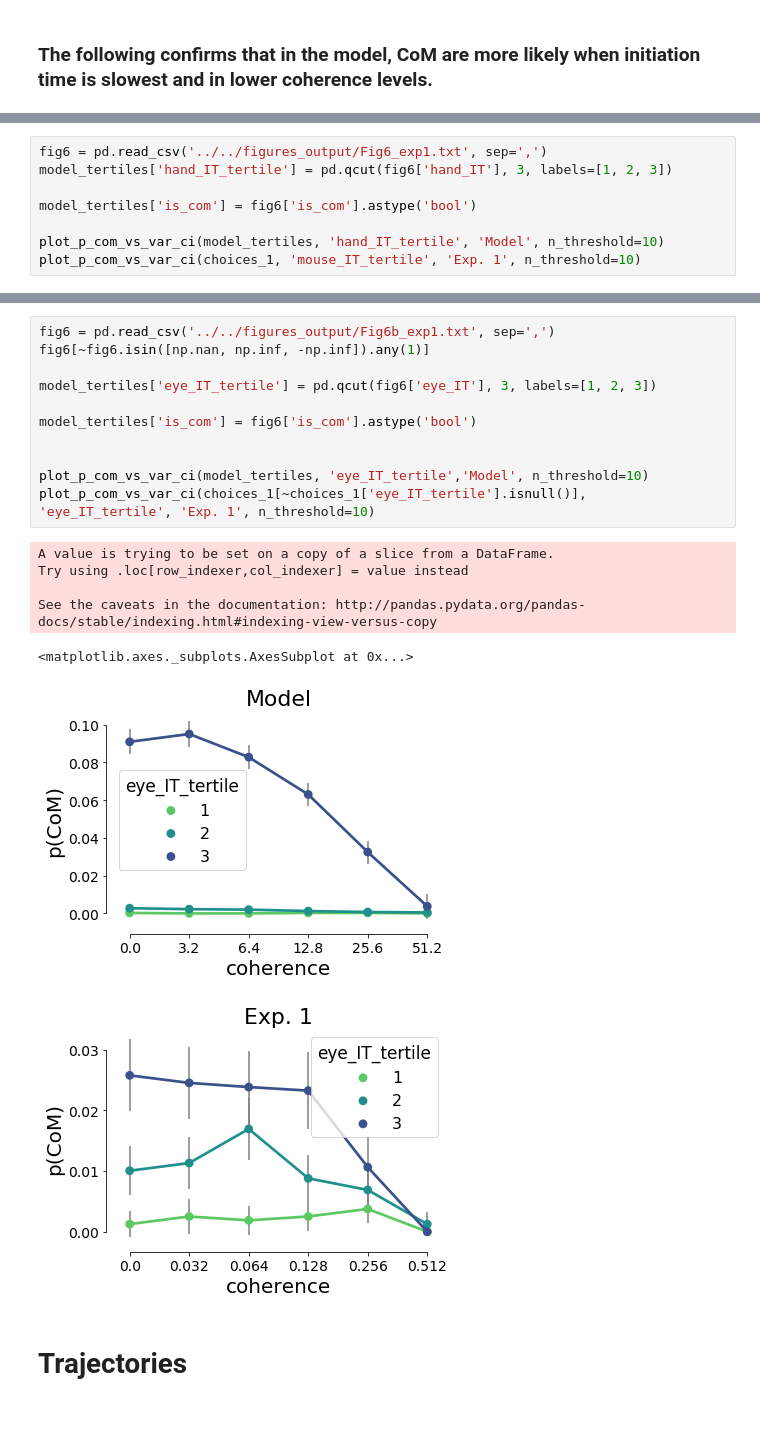
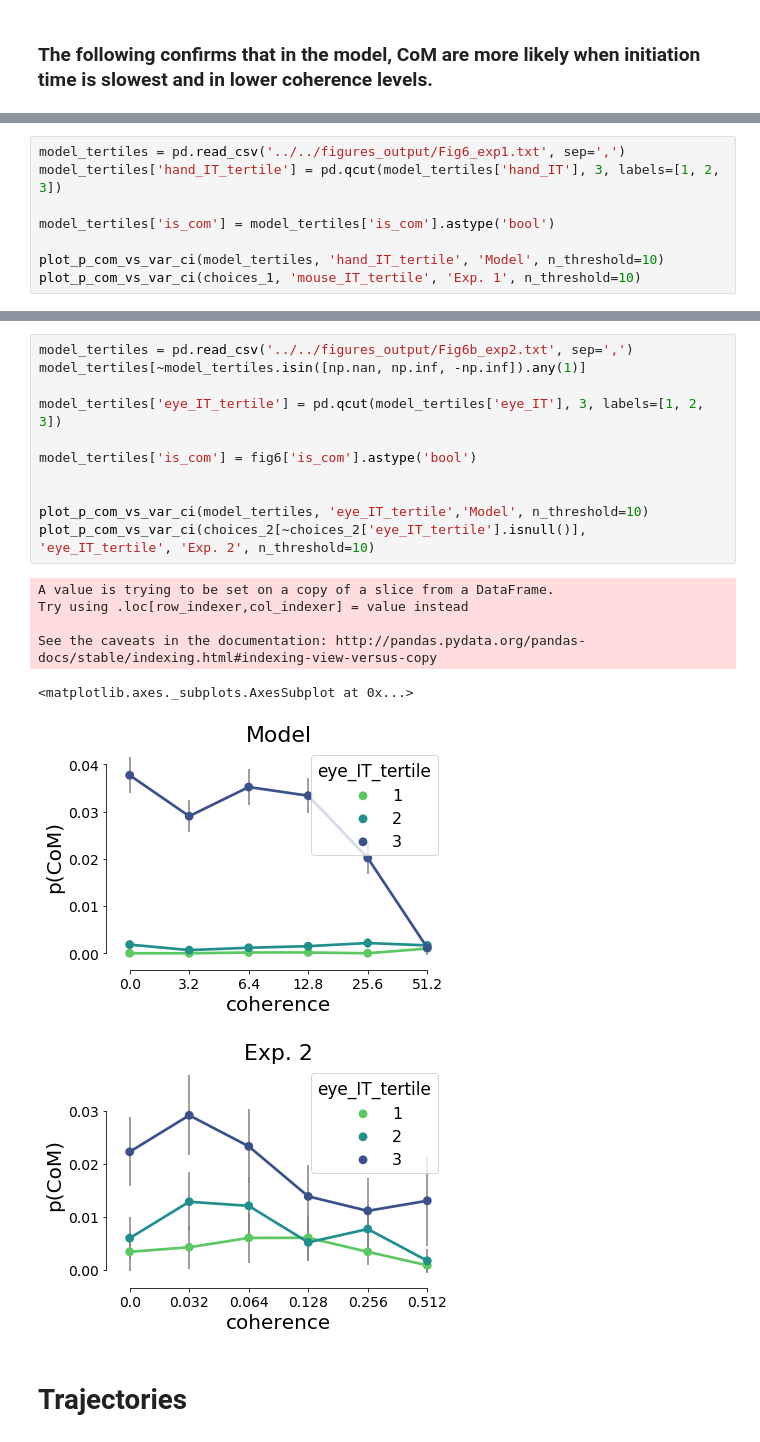
Before and after one commit to nidstigator/com_fixed_duration, a Jupyter notebook: plotting_code/python/results_notebook.ipynb, the cells around one changed output, grey strips where cells are left out. Saved outputs shown, nothing was run; the diff lists cells and outputs as text.

Commit message:
plotting tertiles for exp 1 and 2

```diff
--- a/plotting_code/python/results_notebook.ipynb
+++ b/plotting_code/python/results_notebook.ipynb
@@ -503,8 +509,8 @@ def plot_p_com_vs_var_ci(choices, var, title, palette='viridis_r', n_threshold=0
 # %%
-fig6 = pd.read_csv('../../figures_output/Fig6_exp1.txt', sep=',')
-model_tertiles['hand_IT_tertile'] = pd.qcut(fig6['hand_IT'], 3, labels=[1, 2, 3])
+model_tertiles = pd.read_csv('../../figures_output/Fig6_exp1.txt', sep=',')
+model_tertiles['hand_IT_tertile'] = pd.qcut(model_tertiles['hand_IT'], 3, labels=[1, 2, 3])
 
-model_tertiles['is_com'] = fig6['is_com'].astype('bool')
+model_tertiles['is_com'] = model_tertiles['is_com'].astype('bool')
 
 plot_p_com_vs_var_ci(model_tertiles, 'hand_IT_tertile', 'Model', n_threshold=10)
 plot_p_com_vs_var_ci(choices_1, 'mouse_IT_tertile', 'Exp. 1', n_threshold=10)
@@ -515,22 +550,22 @@ plot_p_com_vs_var_ci(choices_1, 'mouse_IT_tertile', 'Exp. 1', n_threshold=10)
 # %%
-fig6 = pd.read_csv('../../figures_output/Fig6b_exp1.txt', sep=',')
-fig6[~fig6.isin([np.nan, np.inf, -np.inf]).any(1)]
+model_tertiles = pd.read_csv('../../figures_output/Fig6b_exp2.txt', sep=',')
+model_tertiles[~model_tertiles.isin([np.nan, np.inf, -np.inf]).any(1)]
 
-model_tertiles['eye_IT_tertile'] = pd.qcut(fig6['eye_IT'], 3, labels=[1, 2, 3])
+model_tertiles['eye_IT_tertile'] = pd.qcut(model_tertiles['eye_IT'], 3, labels=[1, 2, 3])
 
 model_tertiles['is_com'] = fig6['is_com'].astype('bool')
 
 
 plot_p_com_vs_var_ci(model_tertiles, 'eye_IT_tertile','Model', n_threshold=10)
-plot_p_com_vs_var_ci(choices_1[~choices_1['eye_IT_tertile'].isnull()], 'eye_IT_tertile', 'Exp. 1', n_threshold=10)
+plot_p_com_vs_var_ci(choices_2[~choices_2['eye_IT_tertile'].isnull()], 'eye_IT_tertile', 'Exp. 2', n_threshold=10)
 # %% [output]
 A value is trying to be set on a copy of a slice from a DataFrame.
 Try using .loc[row_indexer,col_indexer] = value instead
 
 See the caveats in the documentation: http://pandas.pydata.org/pandas-docs/stable/indexing.html#indexing-view-versus-copy
 <matplotlib.axes._subplots.AxesSubplot at 0x...>
-[figure, old version]
+[figure, new version]
-[figure, old version]
+[figure, new version]
 # %% [markdown]
 # Trajectories
 # %%
```
Also changed, not shown: parts of 7 cells of this notebook, 32 other files.
